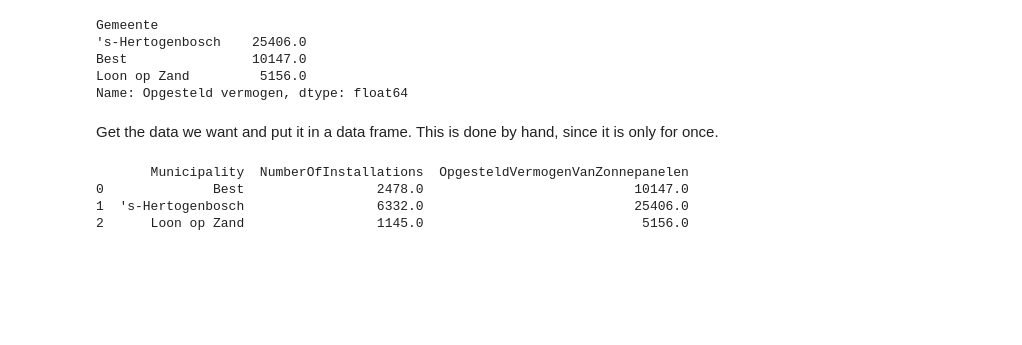
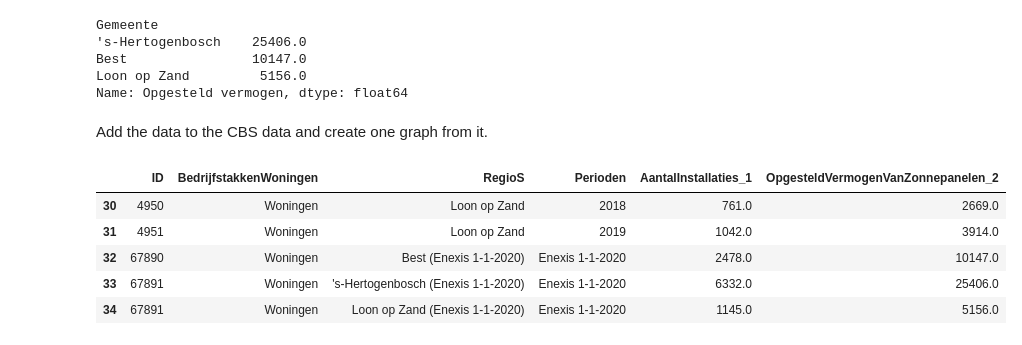
Before and after one commit to expert-solutions/Enexis-case-study, a Jupyter notebook: Data understanding/Data understanding 03 - CBS installed pV.ipynb, the cells around one changed output. Drawn from its saved outputs; the diff is of its cells as text; code cells hidden in the pictures; blank space fills up the shorter version.

```diff
--- a/Data understanding/Data understanding 03 - CBS installed pV.ipynb
+++ b/Data understanding/Data understanding 03 - CBS installed pV.ipynb
@@ -178,17 +162,30 @@ Gemeente
 Best                10147.0
 Loon op Zand         5156.0
 Name: Opgesteld vermogen, dtype: float64
-# %% [markdown]
-Get the data we want and put it in a data frame. This is done by hand, since it is only for once.
-# %%
-data = {'Municipality': ['Best', "'s-Hertogenbosch", 'Loon op Zand'],
-'NumberOfInstallations': [2478.0, 6332.0, 1145.0],
-'OpgesteldVermogenVanZonnepanelen': [10147.0, 25406.0, 5156.0]}
-df = pd.DataFrame(data)
-
-print(df)
-# %% [output]
-       Municipality  NumberOfInstallations  OpgesteldVermogenVanZonnepanelen
-0              Best                 2478.0                           10147.0
-1  's-Hertogenbosch                 6332.0                           25406.0
-2      Loon op Zand                 1145.0                            5156.0
+# %% [markdown]
+Add the data to the CBS data and create one graph from it.
+# %%
+bestRow = {"ID":67890, "BedrijfstakkenWoningen":"Woningen",
+ "RegioS":"Best (Enexis 1-1-2020)", "Perioden":"Enexis 1-1-2020",
+ "AantalInstallaties_1":2478.0, "OpgesteldVermogenVanZonnepanelen_2":10147.0}
+
+sHertogenboschRow = {"ID":67891, "BedrijfstakkenWoningen":"Woningen",
+ "RegioS":"'s-Hertogenbosch (Enexis 1-1-2020)", "Perioden":"Enexis 1-1-2020",
+ "AantalInstallaties_1":6332.0, "OpgesteldVermogenVanZonnepanelen_2":25406}
+
+loonOpZandRow = {"ID":67891, "BedrijfstakkenWoningen":"Woningen",
+ "RegioS":"Loon op Zand (Enexis 1-1-2020)", "Perioden":"Enexis 1-1-2020",
+ "AantalInstallaties_1":1145.0, "OpgesteldVermogenVanZonnepanelen_2":5156.0}
+
+df = df_zonnestroom_2019.append(bestRow, ignore_index=True)
+df = df.append(sHertogenboschRow, ignore_index=True)
+df = df.append(loonOpZandRow, ignore_index=True)
+
+df.tail()
+# %% [output]
+|  | ID | BedrijfstakkenWoningen | RegioS | Perioden | AantalInstallaties_1 | OpgesteldVermogenVanZonnepanelen_2 |
+| 30 | 4950 | Woningen | Loon op Zand | 2018 | 761.0 | 2669.0 |
+| 31 | 4951 | Woningen | Loon op Zand | 2019 | 1042.0 | 3914.0 |
+| 32 | 67890 | Woningen | Best (Enexis 1-1-2020) | Enexis 1-1-2020 | 2478.0 | 10147.0 |
+| 33 | 67891 | Woningen | 's-Hertogenbosch (Enexis 1-1-2020) | Enexis 1-1-2020 | 6332.0 | 25406.0 |
+| 34 | 67891 | Woningen | Loon op Zand (Enexis 1-1-2020) | Enexis 1-1-2020 | 1145.0 | 5156.0 |
```
Also changed, not shown: parts of 12 cells of this notebook.
